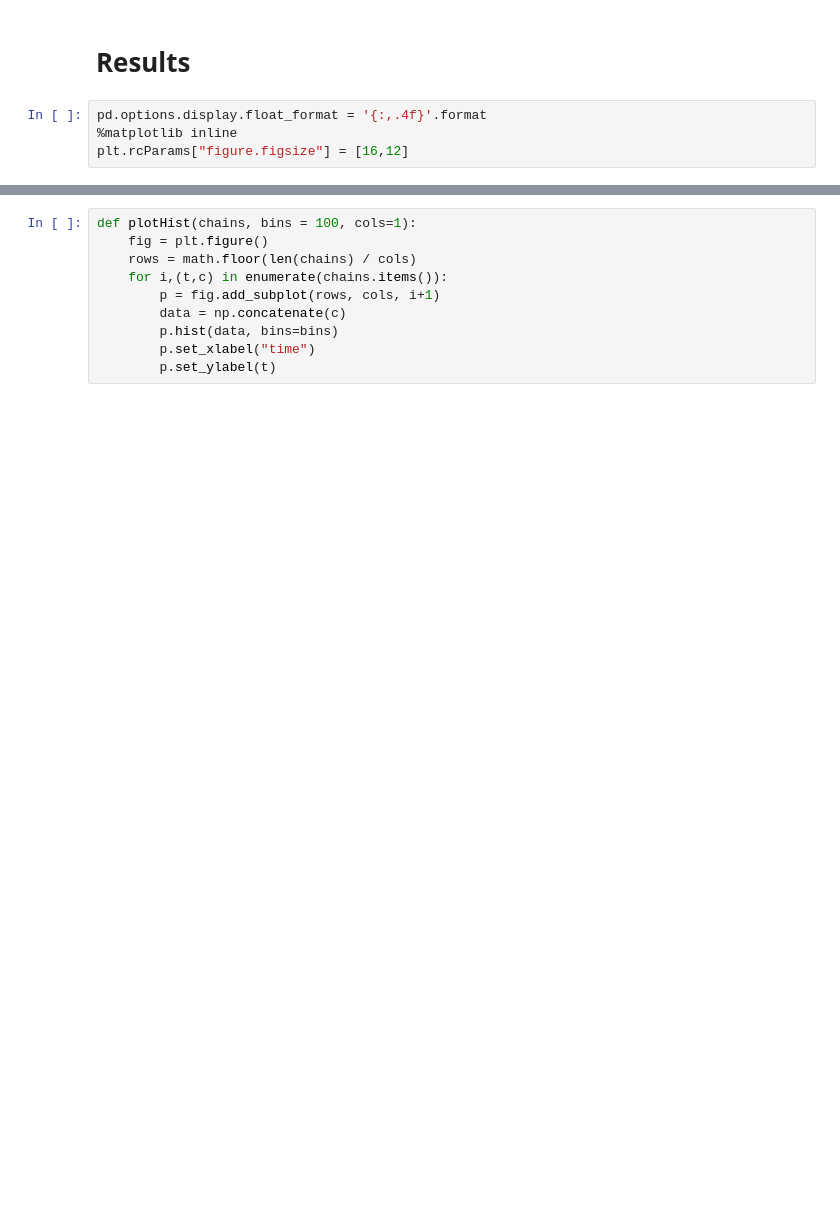
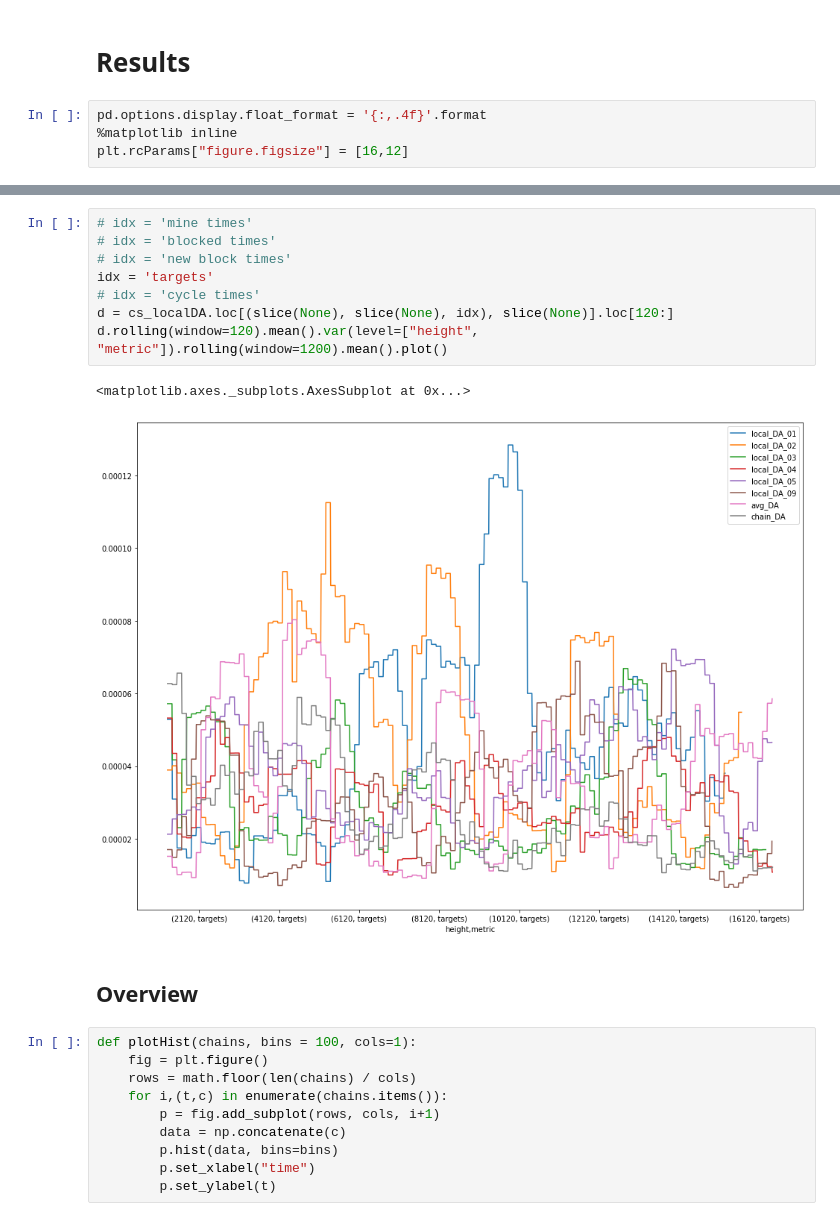
Before and after one commit to larskuhtz/ChainwebSimulations, a Jupyter notebook: DifficultyAdjustment.ipynb, the cells around one changed output, grey strips where cells are left out. Drawn from its saved outputs; the diff is of its cells as text; blank space fills up the shorter version.

```diff
--- a/DifficultyAdjustment.ipynb
+++ b/DifficultyAdjustment.ipynb
@@ -624,3 +718,16 @@ plt.rcParams["figure.figsize"] = [16,12]
+# %%
+# idx = 'mine times'
+# idx = 'blocked times'
+# idx = 'new block times'
+idx = 'targets'
+# idx = 'cycle times'
+d = cs_localDA.loc[(slice(None), slice(None), idx), slice(None)].loc[120:]
+d.rolling(window=120).mean().var(level=["height", "metric"]).rolling(window=1200).mean().plot()
+# %% [output]
+<matplotlib.axes._subplots.AxesSubplot at 0x...>
+[figure, added]
+# %% [markdown]
+## Overview
 # %%
 def plotHist(chains, bins = 100, cols=1):
     fig = plt.figure()
```
Also changed, not shown: parts of 21 cells of this notebook.
